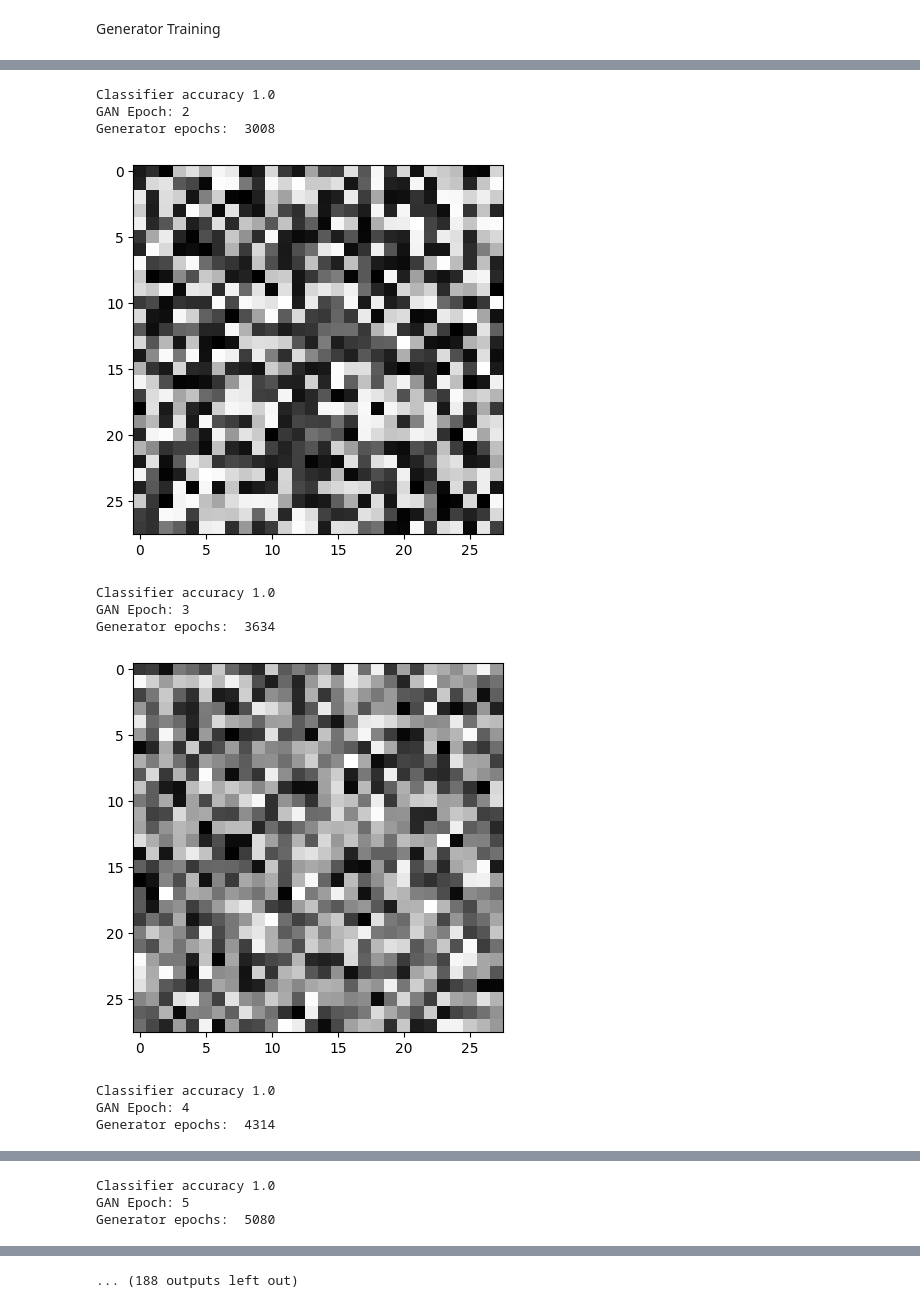
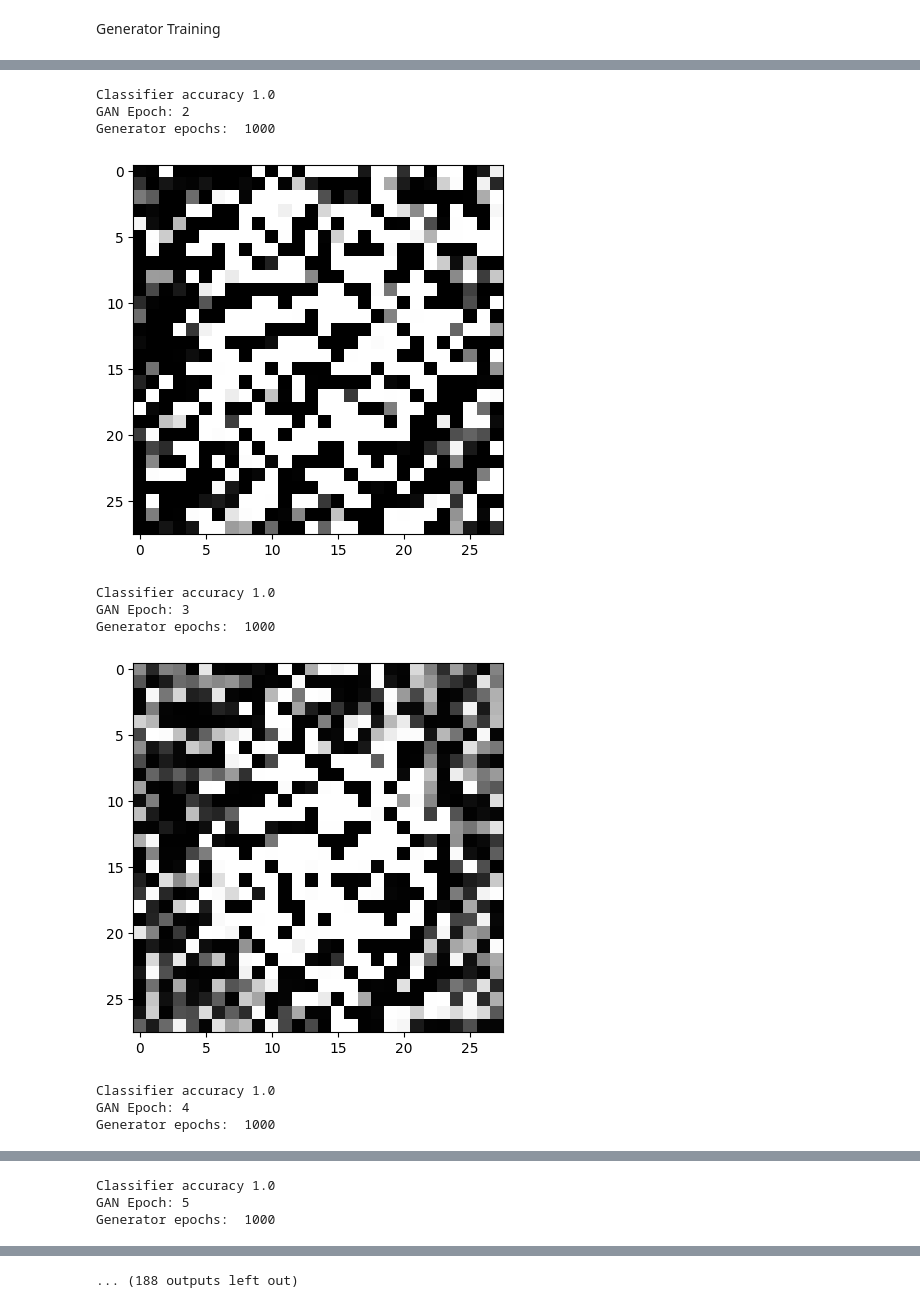
Before and after one commit to mantofer02/CI-0148-2022-S2, a Jupyter notebook: Laboratorios/6/Laboratorio_6.ipynb, the cells around one changed output, grey strips where cells are left out. Drawn from its saved outputs; the diff is of its cells as text; code cells hidden in the pictures.

```diff
--- a/Laboratorios/6/Laboratorio_6.ipynb
+++ b/Laboratorios/6/Laboratorio_6.ipynb
@@ -8,8 +8,8 @@ Descarga del dataset
 import torchvision
 
 
-GEN_LR = 3e-3
-CLASSIFIER_LR = 5e-3
+GEN_LR = 3e-1
+CLASSIFIER_LR = 5e-1
 
 GEN_MOMENTUM = 2e-1
 GEN_INPUT_DIM = 350
@@ -73,7 +73,7 @@ from torch import nonzero
 
 
 
-target_number = 1
+target_number = 4
 
 indeces = y == target_number
 
@@ -306,7 +306,7 @@ def train_generator(opt, generator: Generator, classifier: Classifier, accuracy=
         opt.step()
         losses.append(generator_loss.item())
 
-        classifier_output = classifier_output > 0.5
+        classifier_output = classifier_output > 0.8
 
 
         accuracies.append(accuracy_score(y_train.cpu() , classifier_output.detach().cpu()))
@@ -391,7 +391,7 @@ for e in range(GAN_EPOCH):
   true_batch = np.random.randint(0, x_true.shape[0], batch_size)
   x_false_batch = torch.randn(x_true.shape[0], GEN_INPUT_DIM).to(DEVICE)
   # Entrenamos el generador
-  train_generator(opt = opt_generator, generator = gen, classifier = classifier, accuracy = 1, plot = False)
+  train_generator(opt = opt_generator, generator = gen, classifier = classifier, accuracy = 1, plot = False, max_iter=1e3)
   # Entrenamos el clasificador
   x_false = gen(x_false_batch).reshape((x_false_batch.shape[0], 1, 28, 28))
   img = x_false[np.random.randint(0, x_false.shape[0])]
@@ -408,11 +408,11 @@ Generator epochs:  3033
 Classifier accuracy 1.0
 GAN Epoch: 2
-Generator epochs:  3008
+Generator epochs:  1000
-[figure, old version]
+[figure, new version]
 Classifier accuracy 1.0
 GAN Epoch: 3
-Generator epochs:  3634
+Generator epochs:  1000
-[figure, old version]
+[figure, new version]
 Classifier accuracy 1.0
 GAN Epoch: 4
-Generator epochs:  4314
+Generator epochs:  1000
@@ -420,3 +420,3 @@ Generator epochs:  4314
 Classifier accuracy 1.0
 GAN Epoch: 5
-Generator epochs:  5080
+Generator epochs:  1000
```
Also changed, not shown: parts of 5 cells of this notebook, 17 other files.
